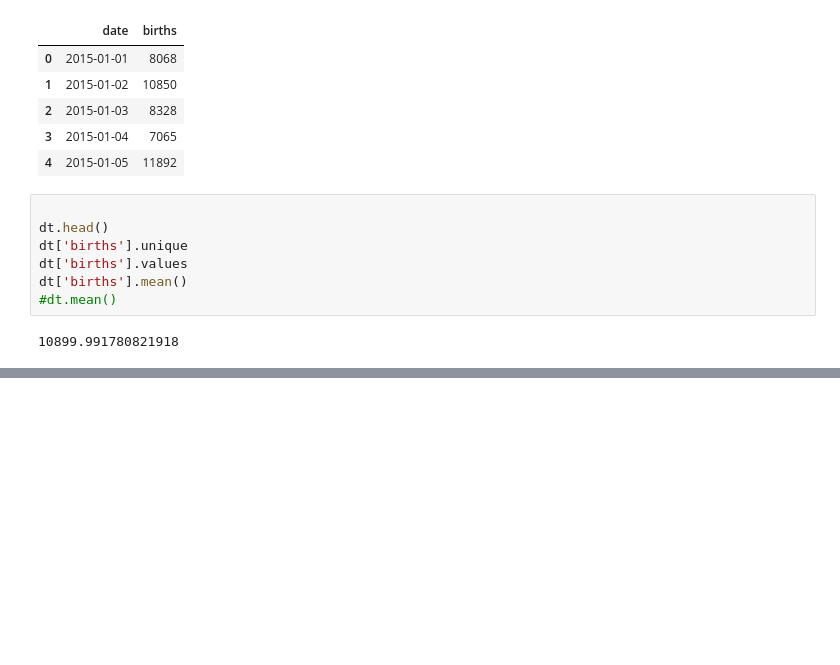
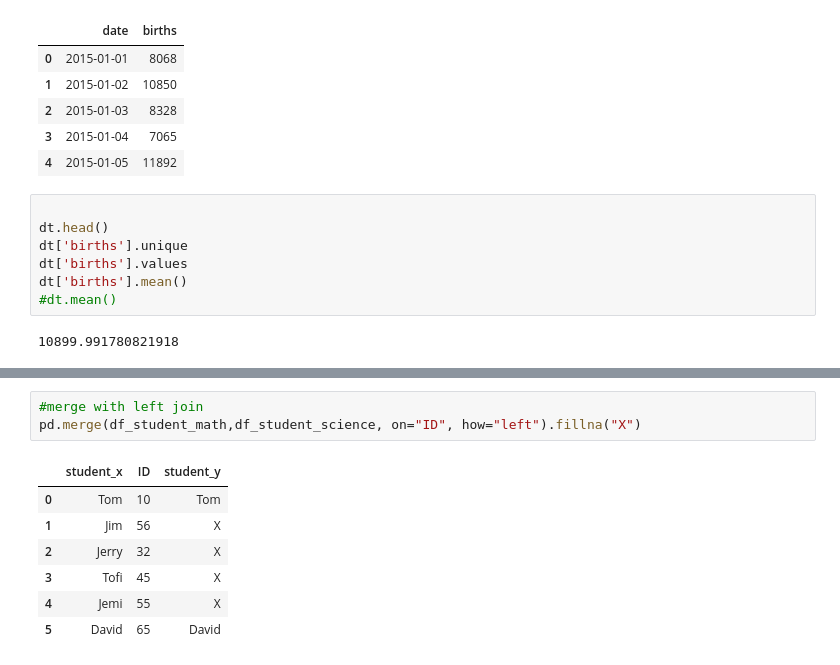
Before and after one commit to mrazzaqe/Machine-Learing, a Jupyter notebook: PandaBasic.ipynb, the cells around one changed output, grey strips where cells are left out. Saved outputs shown, nothing was run; the diff lists cells and outputs as text; blank space fills up the shorter version.

```diff
--- a/PandaBasic.ipynb
+++ b/PandaBasic.ipynb
@@ -50,0 +597,11 @@ dt['births'].mean()
+# %%
+#merge with left join
+pd.merge(df_student_math,df_student_science, on="ID", how="left").fillna("X")
+# %% [output]
+|  | student_x | ID | student_y |
+| 0 | Tom | 10 | Tom |
+| 1 | Jim | 56 | X |
+| 2 | Jerry | 32 | X |
+| 3 | Tofi | 45 | X |
+| 4 | Jemi | 55 | X |
+| 5 | David | 65 | David |
```
Also changed, not shown: parts of 101 cells of this notebook, 18 other files.
